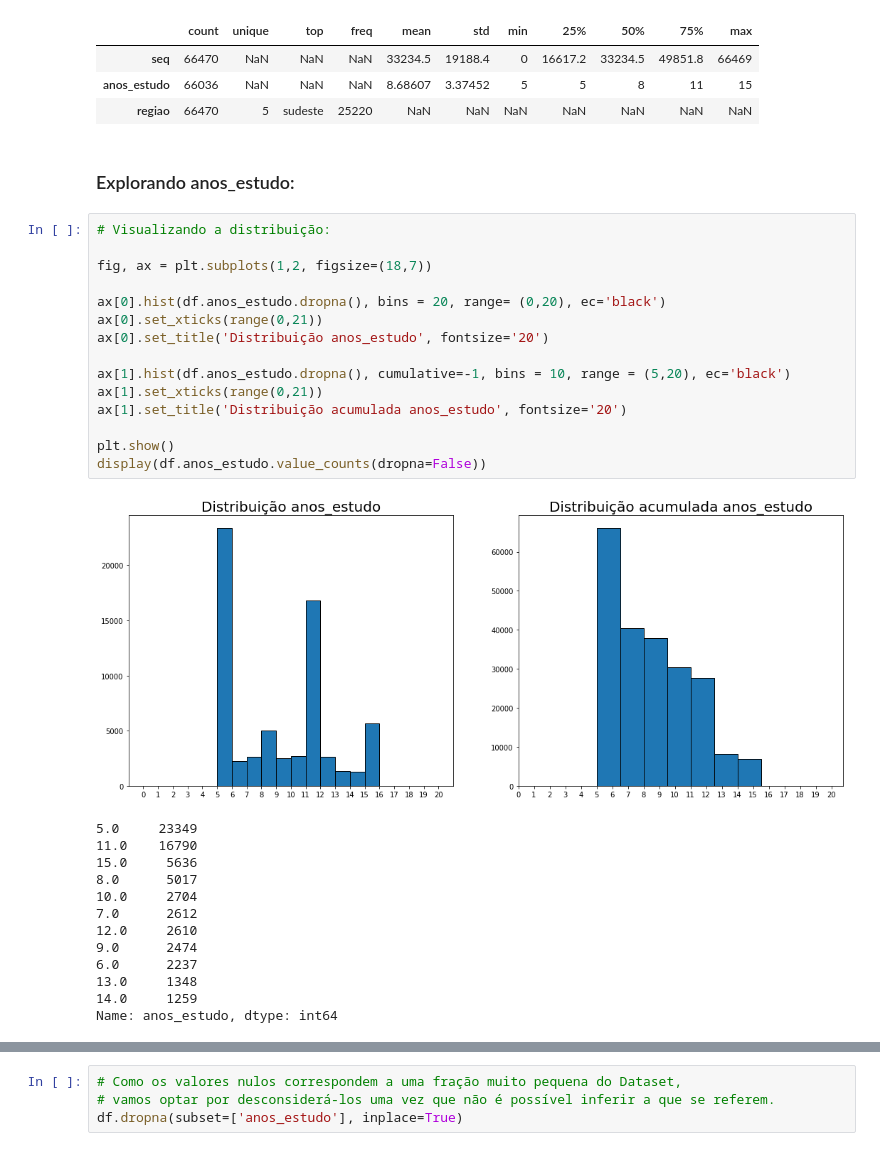
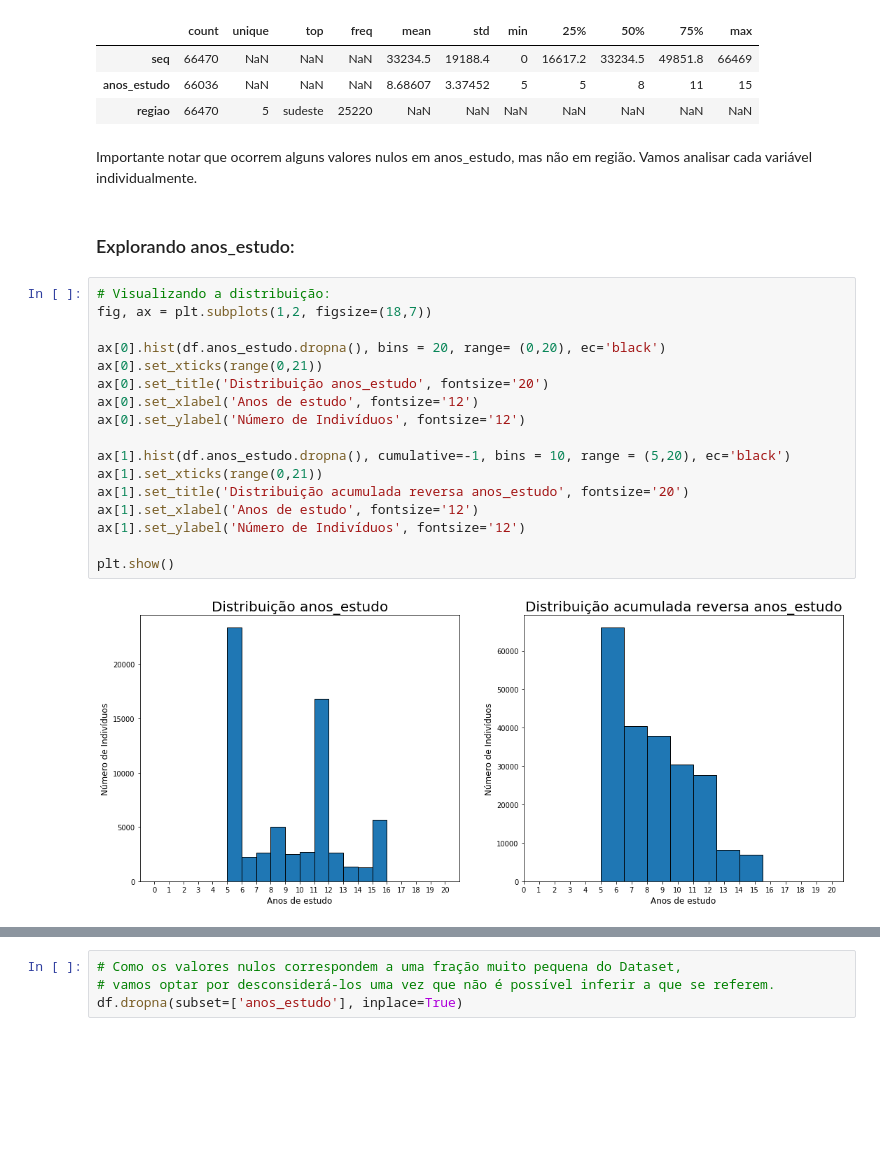
Before and after one commit to mrnascimento/Statistical-Analysis-IBGE-Data, a Jupyter notebook: Analysis_pt.ipynb, the cells around one changed output, grey strips where cells are left out. Drawn from its saved outputs; the diff is of its cells as text; blank space fills up the shorter version.

```diff
--- a/Analysis_pt.ipynb
+++ b/Analysis_pt.ipynb
@@ -55,37 +55,29 @@ df.describe(include='all').T
 | seq | 66470 | NaN | NaN | NaN | 33234.5 | 19188.4 | 0 | 16617.2 | 33234.5 | 49851.8 | 66469 |
 | anos_estudo | 66036 | NaN | NaN | NaN | 8.68607 | 3.37452 | 5 | 5 | 8 | 11 | 15 |
 | regiao | 66470 | 5 | sudeste | 25220 | NaN | NaN | NaN | NaN | NaN | NaN | NaN |
+# %% [markdown]
+Importante notar que ocorrem alguns valores nulos em anos_estudo, mas não em região. Vamos analisar cada variável individualmente.
 # %% [markdown]
 ### Explorando anos_estudo:
 # %%
 # Visualizando a distribuição:
-
 fig, ax = plt.subplots(1,2, figsize=(18,7))
 
 ax[0].hist(df.anos_estudo.dropna(), bins = 20, range= (0,20), ec='black')
 ax[0].set_xticks(range(0,21))
 ax[0].set_title('Distribuição anos_estudo', fontsize='20')
+ax[0].set_xlabel('Anos de estudo', fontsize='12')
+ax[0].set_ylabel('Número de Indivíduos', fontsize='12')
 
 ax[1].hist(df.anos_estudo.dropna(), cumulative=-1, bins = 10, range = (5,20), ec='black')
 ax[1].set_xticks(range(0,21))
-ax[1].set_title('Distribuição acumulada anos_estudo', fontsize='20')
+ax[1].set_title('Distribuição acumulada reversa anos_estudo', fontsize='20')
+ax[1].set_xlabel('Anos de estudo', fontsize='12')
+ax[1].set_ylabel('Número de Indivíduos', fontsize='12')
 
 plt.show()
-display(df.anos_estudo.value_counts(dropna=False))
 # %% [output]
-[figure, old version]
+[figure, new version]
-5.0     23349
-11.0    16790
-15.0     5636
-8.0      5017
-10.0     2704
-7.0      2612
-12.0     2610
-9.0      2474
-6.0      2237
-13.0     1348
-14.0     1259
-Name: anos_estudo, dtype: int64
 # %% [markdown]
 &rarr; Aqui vale um comentário mais detalhado. Alguns pontos a serem observados:
 
```
Also changed, not shown: parts of 9 cells of this notebook.
